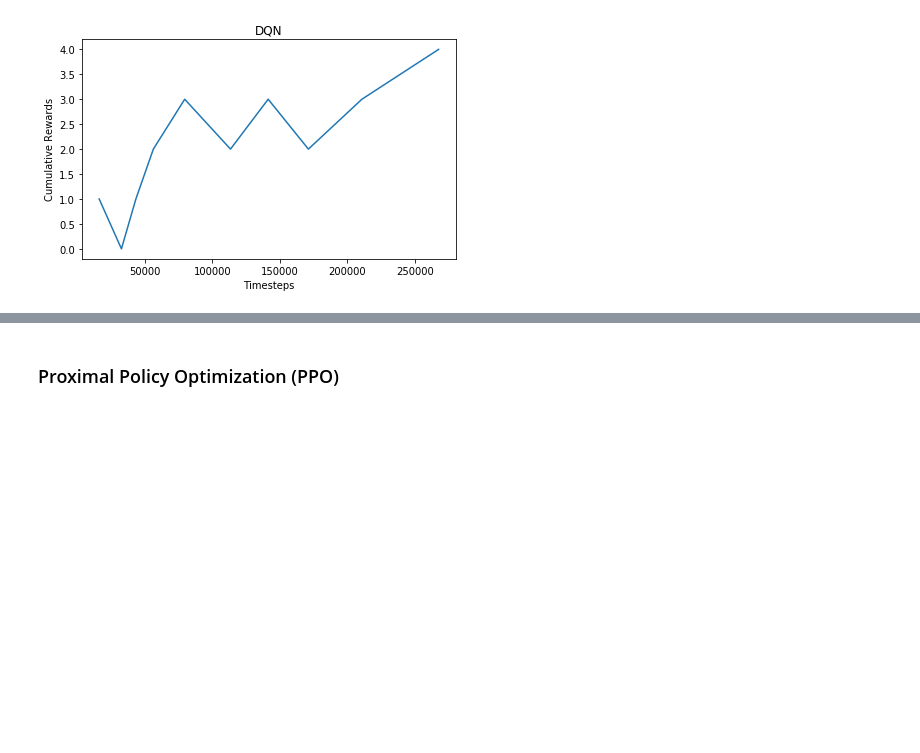
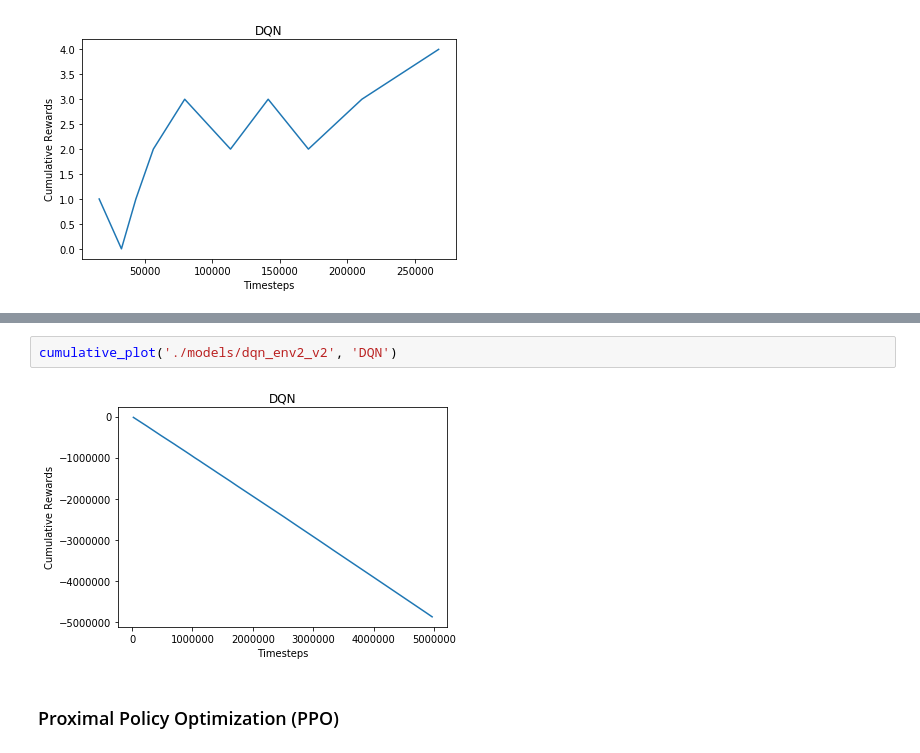
Before and after one commit to vitorhugo13/feup-iart, a Jupyter notebook: proj02/notebook.ipynb, the cells around one changed output, grey strips where cells are left out. Saved outputs shown, nothing was run; the diff lists cells and outputs as text; blank space fills up the shorter version.

```diff
--- a/proj02/notebook.ipynb
+++ b/proj02/notebook.ipynb
@@ -236,3 +290,7 @@ cumulative_plot('./models/deepq_v1/', 'DQN')
+# %%
+cumulative_plot('./models/dqn_env2_v2', 'DQN')
+# %% [output]
+[figure, added]
 # %% [markdown]
 ### Proximal Policy Optimization (PPO)
 # %% [markdown]
```
Also changed, not shown: parts of 6 cells of this notebook, 7 other files.
